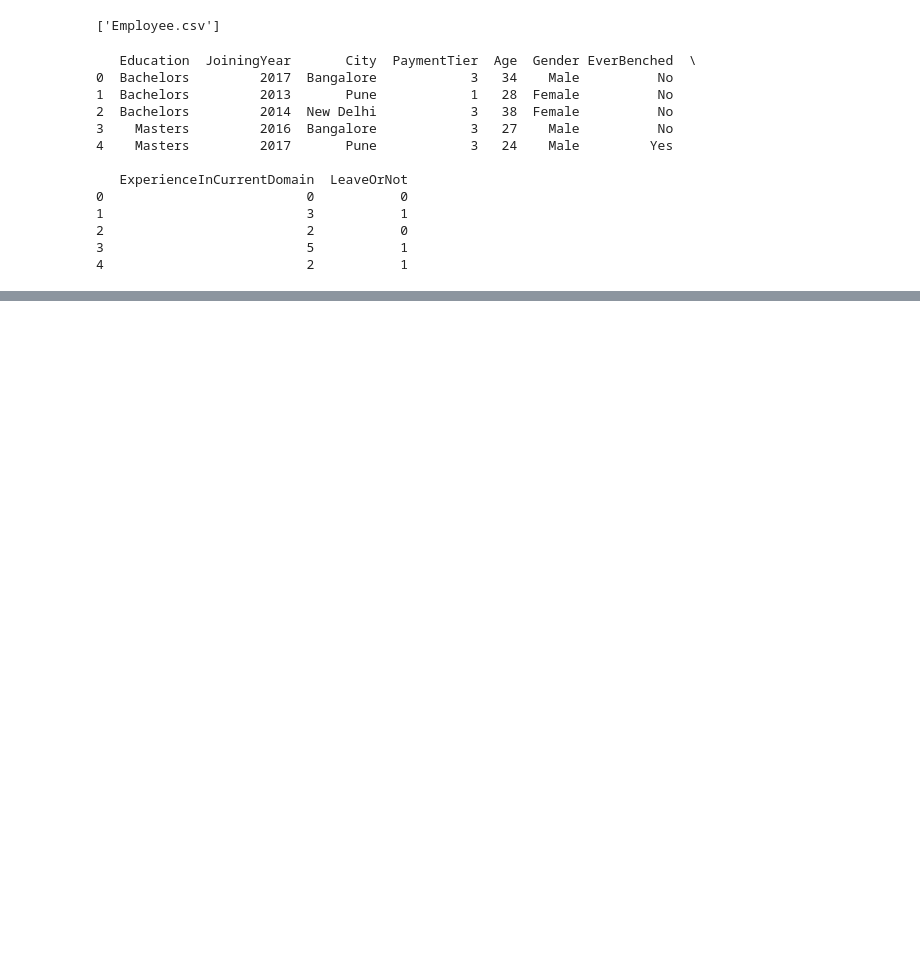
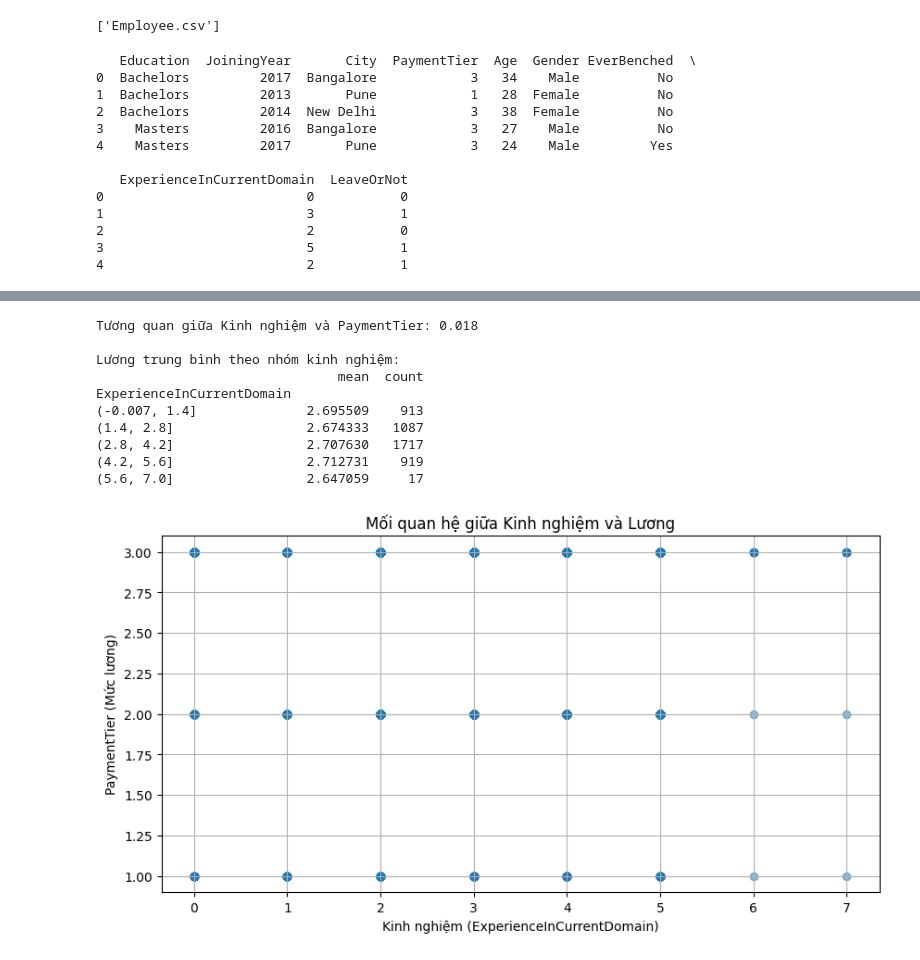
Before and after one commit to TDT1401/Fundamentals_of_Artificial_Intelligence, a Jupyter notebook: dataset_analysis/employee.ipynb, the cells around one changed output, grey strips where cells are left out. Cells and saved outputs as stored; diff of their text form; code cells hidden in the pictures; blank space fills up the shorter version.

```diff
--- a/dataset_analysis/employee.ipynb
+++ b/dataset_analysis/employee.ipynb
@@ -59,0 +153,34 @@ max       1.000000
+# %%
+# Nhân viên làm lâu năm có lương cao hơn không?
+import numpy as np
+# cột kinh nghiệm ExperienceInCurrentDomain có thể dùng để đánh giá kinh nghiệm làm việc
+correlation = df['ExperienceInCurrentDomain'].corr(df['PaymentTier'])
+
+print(f"Tương quan giữa Kinh nghiệm và PaymentTier: {correlation:.3f}")
+
+# Chia nhân viên theo kinh nghiệm và so sánh lương
+experience_groups = df.groupby(pd.cut(df['ExperienceInCurrentDomain'], bins=5))['PaymentTier'].agg(
+    ['mean', 'count'])
+print("\nLương trung bình theo nhóm kinh nghiệm:")
+print(experience_groups)
+
+# Visualize
+plt.figure(figsize=(10, 5))
+plt.scatter(df['ExperienceInCurrentDomain'], df['PaymentTier'], alpha=0.5)
+plt.xlabel('Kinh nghiệm (ExperienceInCurrentDomain)')
+plt.ylabel('PaymentTier (Mức lương)')
+plt.title('Mối quan hệ giữa Kinh nghiệm và Lương')
+plt.grid(True)
+plt.show()
+# %% [output]
+Tương quan giữa Kinh nghiệm và PaymentTier: 0.018
+
+Lương trung bình theo nhóm kinh nghiệm:
+                               mean  count
+ExperienceInCurrentDomain
+(-0.007, 1.4]              2.695509    913
+(1.4, 2.8]                 2.674333   1087
+(2.8, 4.2]                 2.707630   1717
+(4.2, 5.6]                 2.712731    919
+(5.6, 7.0]                 2.647059     17
+[figure, added]
```
Also changed, not shown: parts of 22 cells of this notebook.
